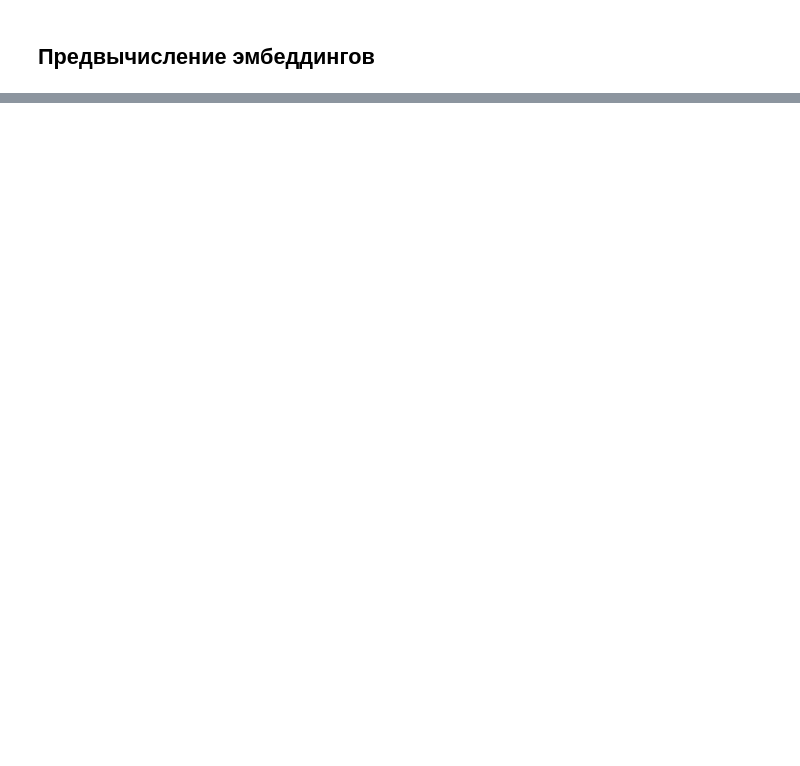
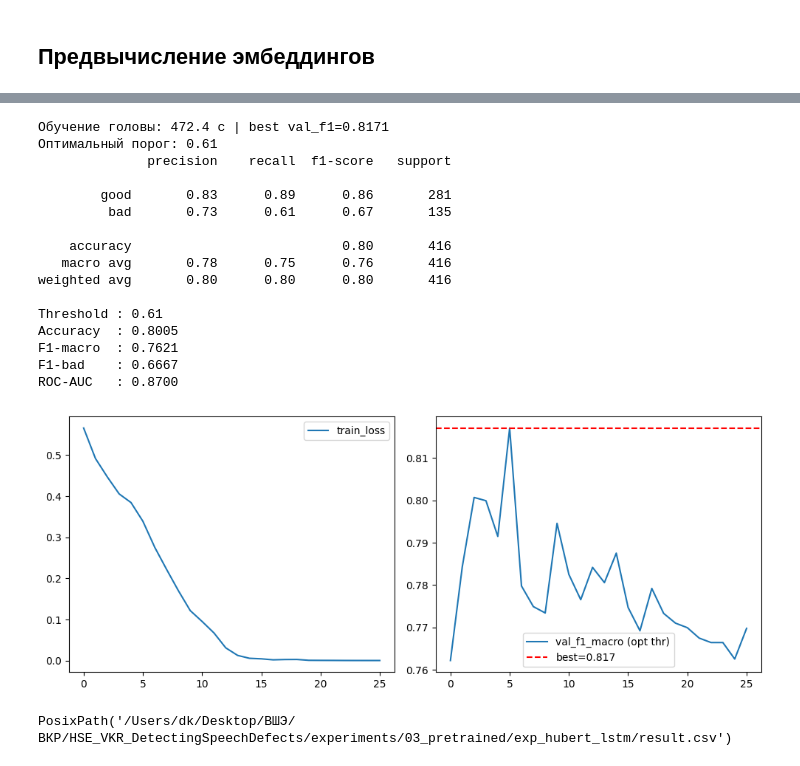
Before and after one commit to dkzmn/HSE_VKR_DetectingSpeechDefects, a Jupyter notebook: experiments/03_pretrained/exp_hubert_lstm/notebook.ipynb, the cells around one changed output, grey strips where cells are left out. Drawn from its saved outputs; the diff is of its cells as text; code cells hidden in the pictures; blank space fills up the shorter version.

Commit message:
hubert

```diff
--- a/experiments/03_pretrained/exp_hubert_lstm/notebook.ipynb
+++ b/experiments/03_pretrained/exp_hubert_lstm/notebook.ipynb
@@ -157,13 +162,12 @@ print(f"Параметров головы: {n_params}")
 # %%
 N_EPOCHS = 60
 DROPOUT  = 0.3
-
 
 weights = compute_class_weight("balanced", classes=np.unique(labels_train), y=labels_train)
 criterion = nn.CrossEntropyLoss(weight=torch.tensor(weights, dtype=torch.float32, device=DEVICE))
 optimizer = torch.optim.AdamW(model.parameters(), lr=1e-3, weight_decay=1e-4)
 scheduler = train_utils.get_lr_scheduler(optimizer)
-early_stopping = train_utils.EarlyStopping(patience=config.EARLY_STOPPING_PATIENCE)
+early_stopping = train_utils.EarlyStopping(patience=20)
 best_ckpt = exp_dir / "best_ckpt.pt"
 best_f1 = -1.0
 
@@ -196,15 +200,15 @@ for epoch in range(N_EPOCHS):
     train_losses.append(train_loss)
 
     val_proba, val_true = eval_loader(val_loader)
-    val_f1 = _f1(val_true, (val_proba >= 0.5).astype(int), average="macro")
+    thr = find_optimal_threshold(val_true, val_proba)
+    val_f1 = _f1(val_true, (val_proba >= thr).astype(int), average="macro")
     val_f1s.append(val_f1)
-
 
     if val_f1 > best_f1:
         best_f1 = val_f1
         train_utils.save_best_checkpoint(model, best_ckpt)
     scheduler.step(val_f1)
-    print(f"Epoch {epoch+1}/{N_EPOCHS}  loss={train_loss:.4f}  val_f1={val_f1:.4f}")
+    print(f"Epoch {epoch+1}/{N_EPOCHS}  loss={train_loss:.4f}  val_f1={val_f1:.4f}  thr={thr:.2f}")
     if early_stopping.step(val_f1):
         print(f"Early stopping на эпохе {epoch+1}")
         break
@@ -224,32 +246,51 @@ test_metrics = evaluate(test_true, test_proba, threshold=optimal_threshold, verb
 pd.DataFrame({
     "path":    paths_test,
     "y_true":  test_true,
     "y_pred":  (test_proba >= optimal_threshold).astype(int),
     "y_proba": test_proba,
 }).to_csv(exp_dir / "test_predictions.csv", index=False)
 
 fig, axes = plt.subplots(1, 2, figsize=(10, 4))
 axes[0].plot(train_losses, label="train_loss"); axes[0].legend()
-axes[1].plot(val_f1s, label="val_f1_macro")
+axes[1].plot(val_f1s, label="val_f1_macro (opt thr)")
 axes[1].axhline(best_f1, color="r", linestyle="--", label=f"best={best_f1:.3f}"); axes[1].legend()
 plt.tight_layout()
 fig.savefig(exp_dir / "training_curves.png", dpi=120)
 plt.show()
 
 save_result_csv(
     exp_dir=exp_dir,
     experiment_id="exp_hubert_lstm",
     experiment_name="HuBERT (frozen) + BiLSTM (предвычисленные эмбеддинги)",
     accuracy=test_metrics["accuracy"],
     f1_macro=test_metrics["f1_macro"],
     f1_bad=test_metrics["f1_bad"],
     roc_auc=test_metrics["roc_auc"],
     precision_bad=test_metrics["precision_bad"],
     recall_bad=test_metrics["recall_bad"],
     threshold=test_metrics["threshold"],
     embed_dim=256,
     embed_dim_note="HuBERT(768)  BiLSTM(128, bidir.)  fc=Linear(256+n_letters)",
-    notes=f"Предвычисленные эмбеддинги | thr={optimal_threshold:.2f} | lstm_hidden={LSTM_HIDDEN}",
+    notes=f"Предвычисленные эмбеддинги | thr={optimal_threshold:.2f} | lstm_hidden={LSTM_HIDDEN} | ckpt by val_f1(opt_thr)",
     num_params=n_params,
     train_time_sec=train_time_sec,
 )
+# %% [output]
+Обучение головы: 472.4 с | best val_f1=0.8171
+Оптимальный порог: 0.61
+              precision    recall  f1-score   support
+
+        good       0.83      0.89      0.86       281
+         bad       0.73      0.61      0.67       135
+
+    accuracy                           0.80       416
+   macro avg       0.78      0.75      0.76       416
+weighted avg       0.80      0.80      0.80       416
+
+Threshold : 0.61
+Accuracy  : 0.8005
+F1-macro  : 0.7621
+F1-bad    : 0.6667
+ROC-AUC   : 0.8700
+[figure, added]
+PosixPath('/Users/dk/Desktop/ВШЭ/ВКР/HSE_VKR_DetectingSpeechDefects/experiments/03_pretrained/exp_hubert_lstm/result.csv')
```
Also changed, not shown: parts of 7 cells of this notebook, 3 other files.
